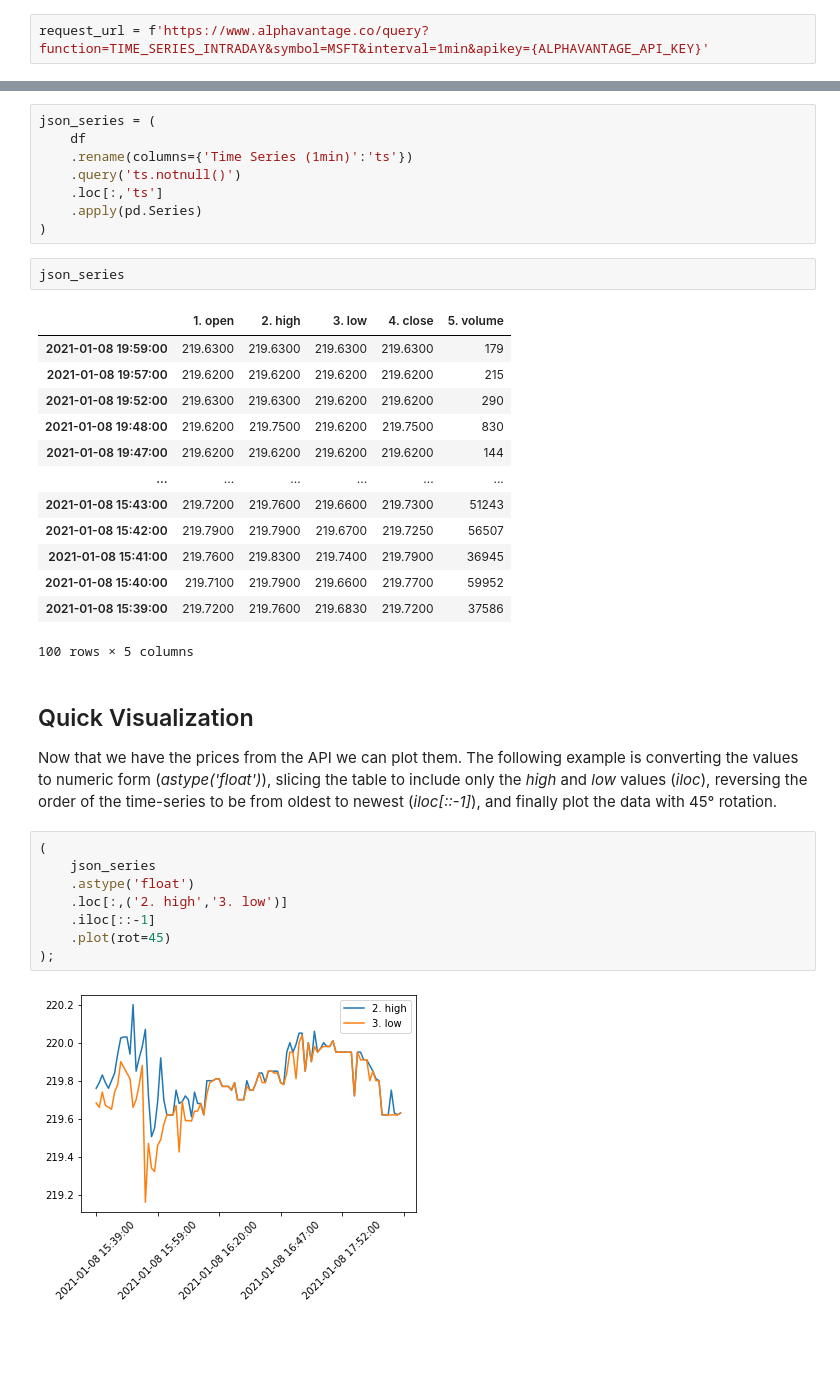
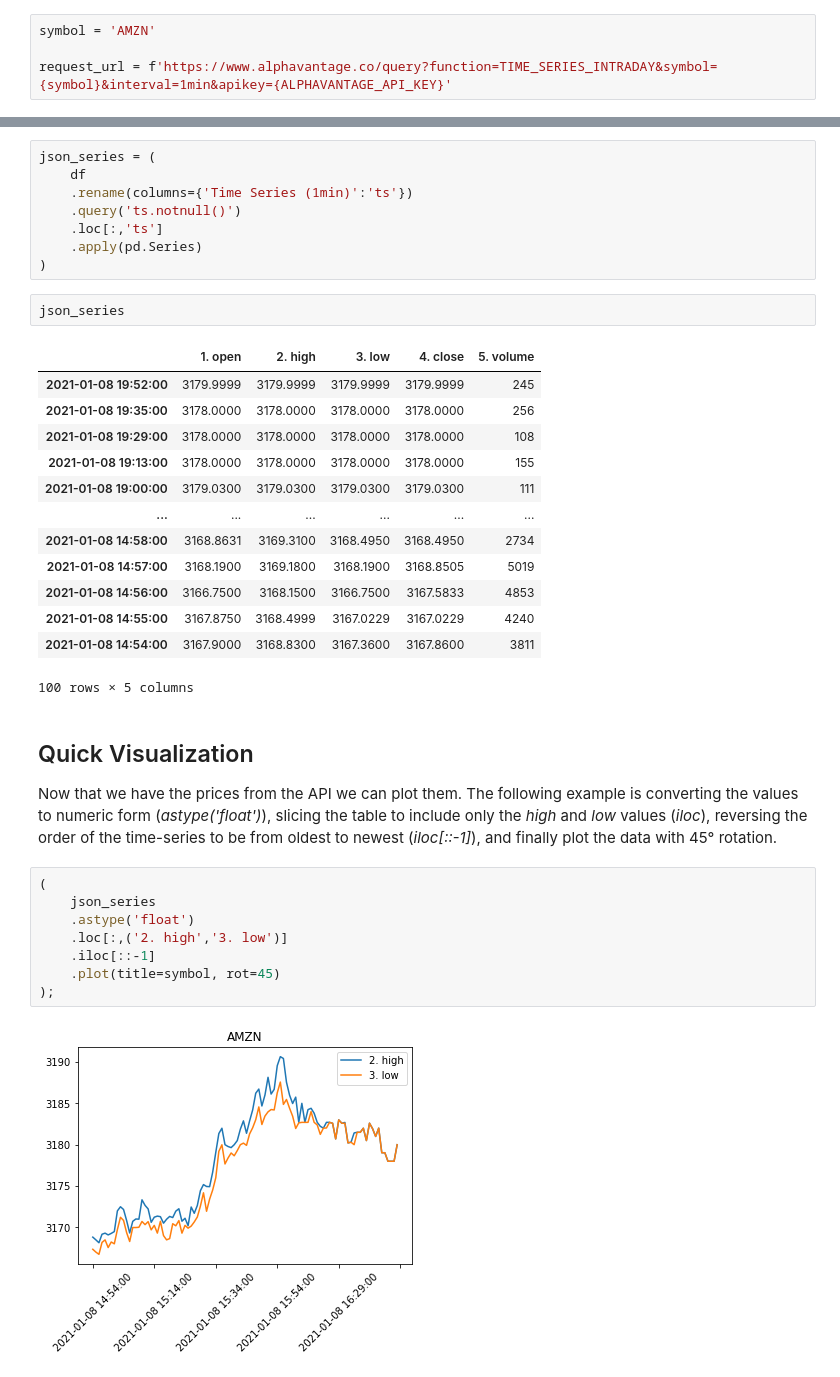
Before and after one commit to luisdomin5/from-excel-to-pandas, a Jupyter notebook: _sources/notebooks/01.03_loading_data_from_API.ipynb, the cells around one changed output, grey strips where cells are left out. Cells and saved outputs as stored; diff of their text form; blank space fills up the shorter version.

```diff
--- a/_sources/notebooks/01.03_loading_data_from_API.ipynb
+++ b/_sources/notebooks/01.03_loading_data_from_API.ipynb
@@ -215,5 +217,7 @@ ALPHAVANTAGE_API_KEY = get_secret('ALPHAVANTAGE_API_KEY')
 # %%
-request_url = f'https://www.alphavantage.co/query?function=TIME_SERIES_INTRADAY&symbol=MSFT&interval=1min&apikey={ALPHAVANTAGE_API_KEY}'
+symbol = 'AMZN'
+
+request_url = f'https://www.alphavantage.co/query?function=TIME_SERIES_INTRADAY&symbol={symbol}&interval=1min&apikey={ALPHAVANTAGE_API_KEY}'
 # %%
 df = pd.read_json(request_url)
 # %%
@@ -248,17 +252,17 @@ json_series = (
 json_series
 # %% [output]
 |  | 1. open | 2. high | 3. low | 4. close | 5. volume |
-| 2021-01-08 19:59:00 | 219.6300 | 219.6300 | 219.6300 | 219.6300 | 179 |
-| 2021-01-08 19:57:00 | 219.6200 | 219.6200 | 219.6200 | 219.6200 | 215 |
-| 2021-01-08 19:52:00 | 219.6300 | 219.6300 | 219.6200 | 219.6200 | 290 |
-| 2021-01-08 19:48:00 | 219.6200 | 219.7500 | 219.6200 | 219.7500 | 830 |
-| 2021-01-08 19:47:00 | 219.6200 | 219.6200 | 219.6200 | 219.6200 | 144 |
+| 2021-01-08 19:52:00 | 3179.9999 | 3179.9999 | 3179.9999 | 3179.9999 | 245 |
+| 2021-01-08 19:35:00 | 3178.0000 | 3178.0000 | 3178.0000 | 3178.0000 | 256 |
+| 2021-01-08 19:29:00 | 3178.0000 | 3178.0000 | 3178.0000 | 3178.0000 | 108 |
+| 2021-01-08 19:13:00 | 3178.0000 | 3178.0000 | 3178.0000 | 3178.0000 | 155 |
+| 2021-01-08 19:00:00 | 3179.0300 | 3179.0300 | 3179.0300 | 3179.0300 | 111 |
 | ... | ... | ... | ... | ... | ... |
-| 2021-01-08 15:43:00 | 219.7200 | 219.7600 | 219.6600 | 219.7300 | 51243 |
-| 2021-01-08 15:42:00 | 219.7900 | 219.7900 | 219.6700 | 219.7250 | 56507 |
-| 2021-01-08 15:41:00 | 219.7600 | 219.8300 | 219.7400 | 219.7900 | 36945 |
-| 2021-01-08 15:40:00 | 219.7100 | 219.7900 | 219.6600 | 219.7700 | 59952 |
-| 2021-01-08 15:39:00 | 219.7200 | 219.7600 | 219.6830 | 219.7200 | 37586 |
+| 2021-01-08 14:58:00 | 3168.8631 | 3169.3100 | 3168.4950 | 3168.4950 | 2734 |
+| 2021-01-08 14:57:00 | 3168.1900 | 3169.1800 | 3168.1900 | 3168.8505 | 5019 |
+| 2021-01-08 14:56:00 | 3166.7500 | 3168.1500 | 3166.7500 | 3167.5833 | 4853 |
+| 2021-01-08 14:55:00 | 3167.8750 | 3168.4999 | 3167.0229 | 3167.0229 | 4240 |
+| 2021-01-08 14:54:00 | 3167.9000 | 3168.8300 | 3167.3600 | 3167.8600 | 3811 |
 100 rows × 5 columns
 # %% [markdown]
 ## Quick Visualization
@@ -267,10 +271,10 @@ Now that we have the prices from the API we can plot them. The following example
 # %%
 (
     json_series
     .astype('float')
     .loc[:,('2. high','3. low')]
     .iloc[::-1]
-    .plot(rot=45)
+    .plot(title=symbol, rot=45)
 );
 # %% [output]
-[figure, old version]
+[figure, new version]
```
Also changed, not shown: parts of 3 cells of this notebook, 3 other files.
